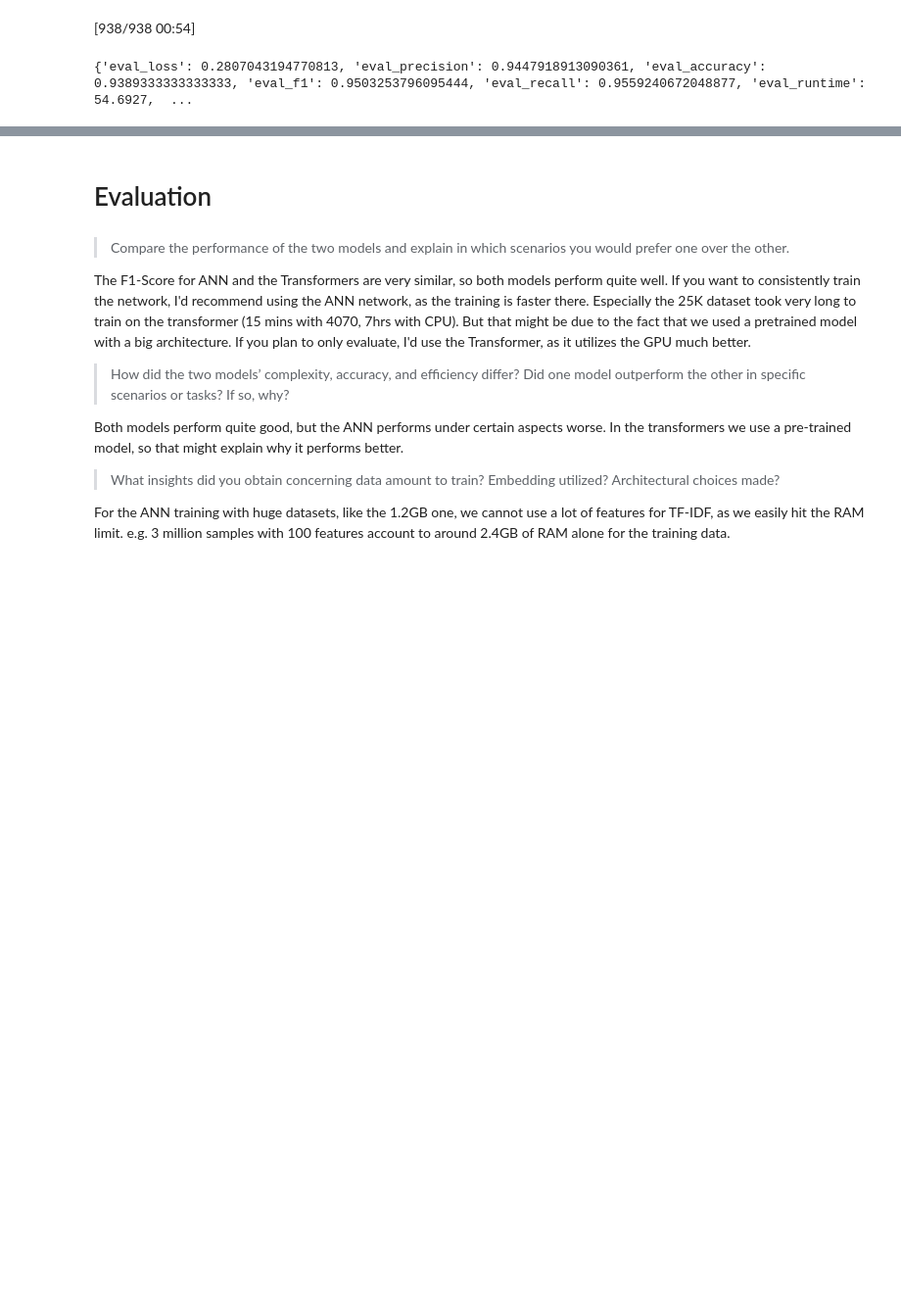
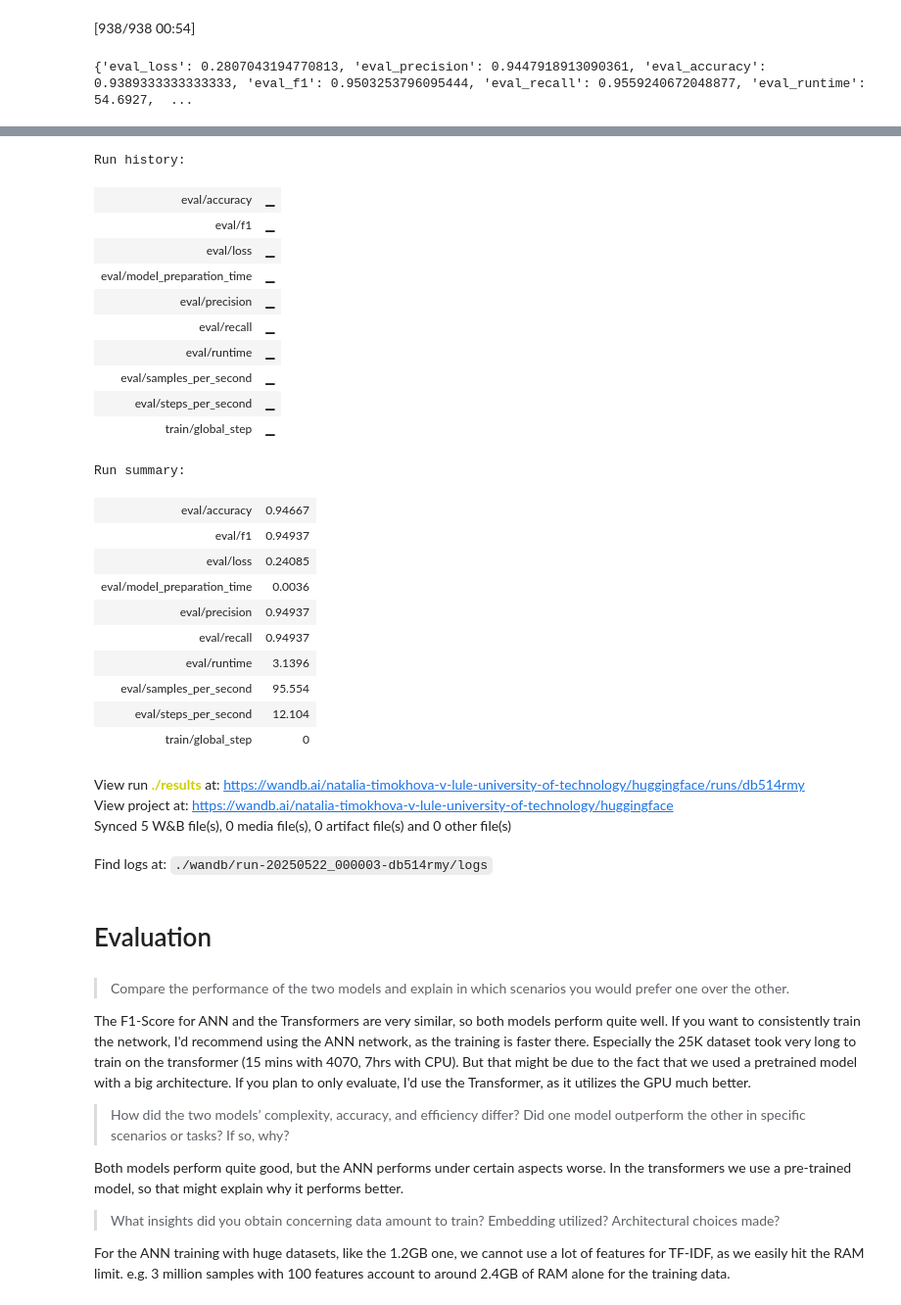
Before and after one commit to juliusatgit/AdvancedDeepLearning, a Jupyter notebook: Lab_1/Practical_1.ipynb, the cells around one changed output, grey strips where cells are left out. Shown: that part at 98% size. Cells and saved outputs as stored; diff of their text form; code cells hidden in the pictures; blank space fills up the shorter version.

```diff
--- a/Lab_1/Practical_1.ipynb
+++ b/Lab_1/Practical_1.ipynb
@@ -928,0 +1132,3 @@ print(metrics)
+# %%
+wandb.finish()
+# %% [output]
@@ -929,3 +1136,29 @@ print(metrics)
+Run history:
+| eval/accuracy | ▁ |
+| eval/f1 | ▁ |
+| eval/loss | ▁ |
+| eval/model_preparation_time | ▁ |
+| eval/precision | ▁ |
+| eval/recall | ▁ |
+| eval/runtime | ▁ |
+| eval/samples_per_second | ▁ |
+| eval/steps_per_second | ▁ |
+| train/global_step | ▁ |
+Run summary:
+| eval/accuracy | 0.94667 |
+| eval/f1 | 0.94937 |
+| eval/loss | 0.24085 |
+| eval/model_preparation_time | 0.0036 |
+| eval/precision | 0.94937 |
+| eval/recall | 0.94937 |
+| eval/runtime | 3.1396 |
+| eval/samples_per_second | 95.554 |
+| eval/steps_per_second | 12.104 |
+| train/global_step | 0 |
+View run ./results at: https://wandb.ai/natalia-timokhova-v-lule-university-of-technology/huggingface/runs/db514rmy
+View project at: https://wandb.ai/natalia-timokhova-v-lule-university-of-technology/huggingface
+Synced 5 W&B file(s), 0 media file(s), 0 artifact file(s) and 0 other file(s)
+Find logs at: ./wandb/run-20250522_000003-db514rmy/logs
 # %% [markdown]
 # Evaluation
 # %% [markdown]
```
Also changed, not shown: parts of 16 cells of this notebook.
